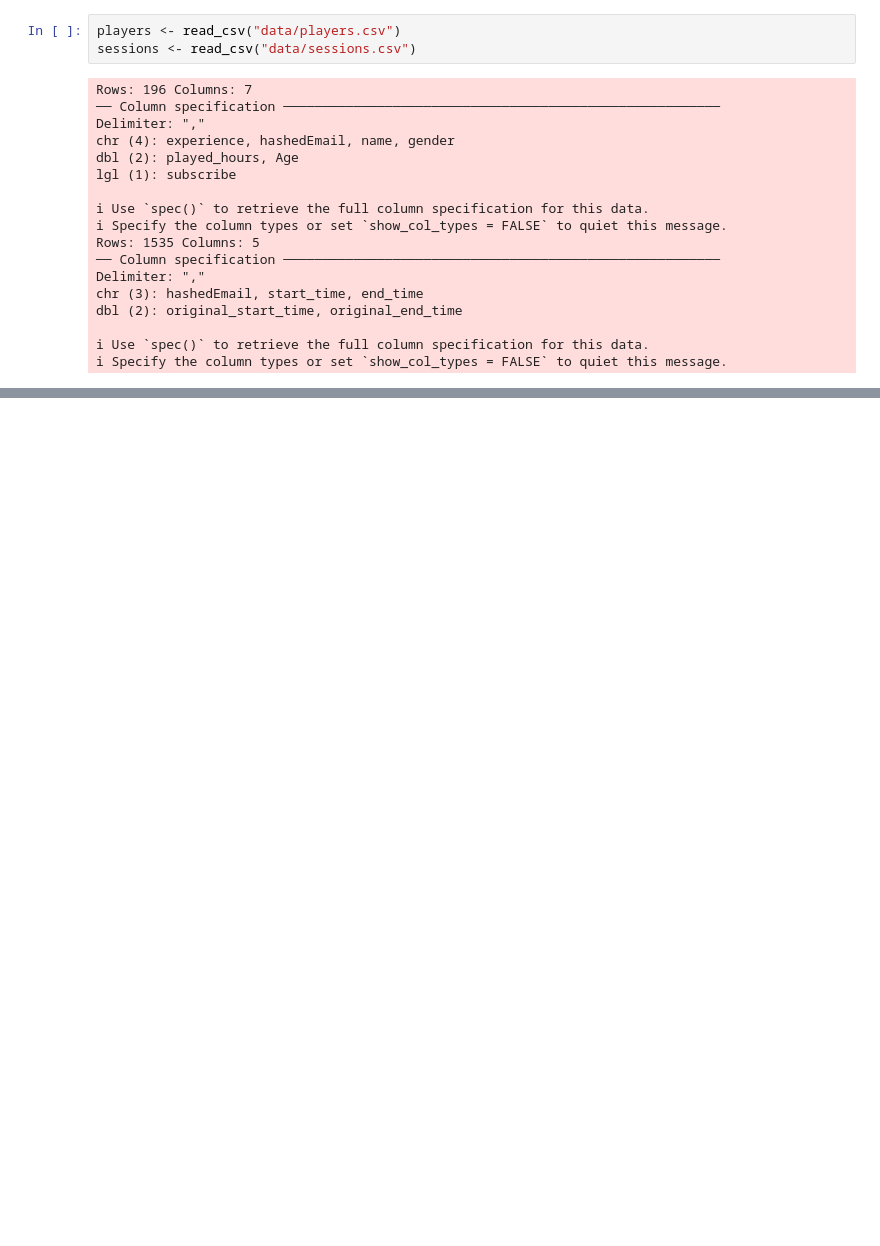
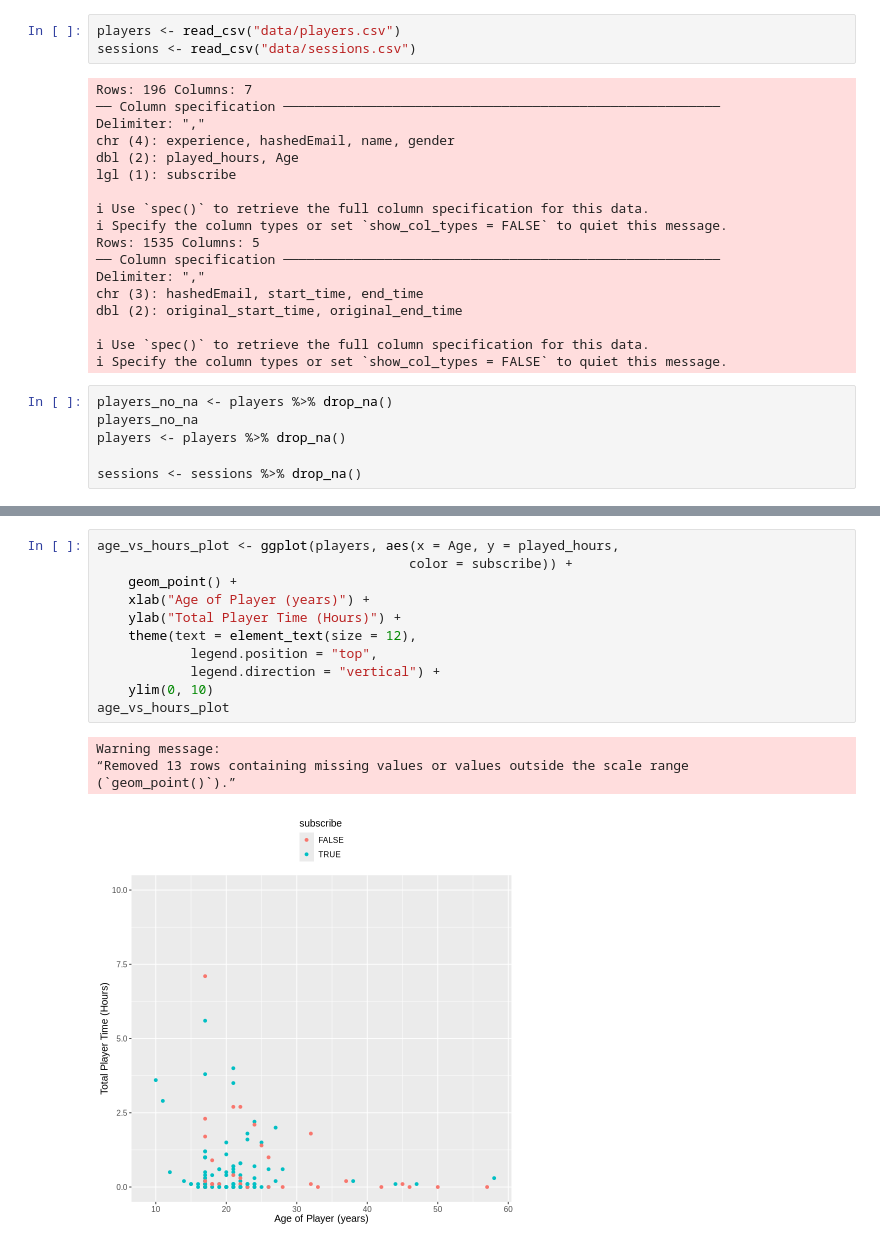
Before and after one commit to brynnelisekamp/DSCI-PROJECT, a Jupyter notebook: initial_planning.ipynb, the cells around one changed output, grey strips where cells are left out. Cells and saved outputs as stored; diff of their text form; blank space fills up the shorter version.

Commit message:
Fourth commit
Did statistics summaries on both data sets, and completed first visualization for the data

```diff
--- a/initial_planning.ipynb
+++ b/initial_planning.ipynb
@@ -47,3 +30,9 @@ dbl (2): original_start_time, original_end_time
 
 ℹ Use `spec()` to retrieve the full column specification for this data.
 ℹ Specify the column types or set `show_col_types = FALSE` to quiet this message.
+# %%
+players_no_na <- players %>% drop_na()
+players_no_na
+players <- players %>% drop_na()
+
+sessions <- sessions %>% drop_na()
@@ -49,0 +71,16 @@ dbl (2): original_start_time, original_end_time
+# %%
+age_vs_hours_plot <- ggplot(players, aes(x = Age, y = played_hours,
+                                        color = subscribe)) +
+    geom_point() +
+    xlab("Age of Player (years)") +
+    ylab("Total Player Time (Hours)") +
+    theme(text = element_text(size = 12),
+            legend.position = "top",
+            legend.direction = "vertical") +
+    ylim(0, 10)
+age_vs_hours_plot
+# %% [output]
+Warning message:
+“Removed 13 rows containing missing values or values outside the scale range
+(`geom_point()`).”
+[figure, added]
```
Also changed, not shown: parts of 5 cells of this notebook.
